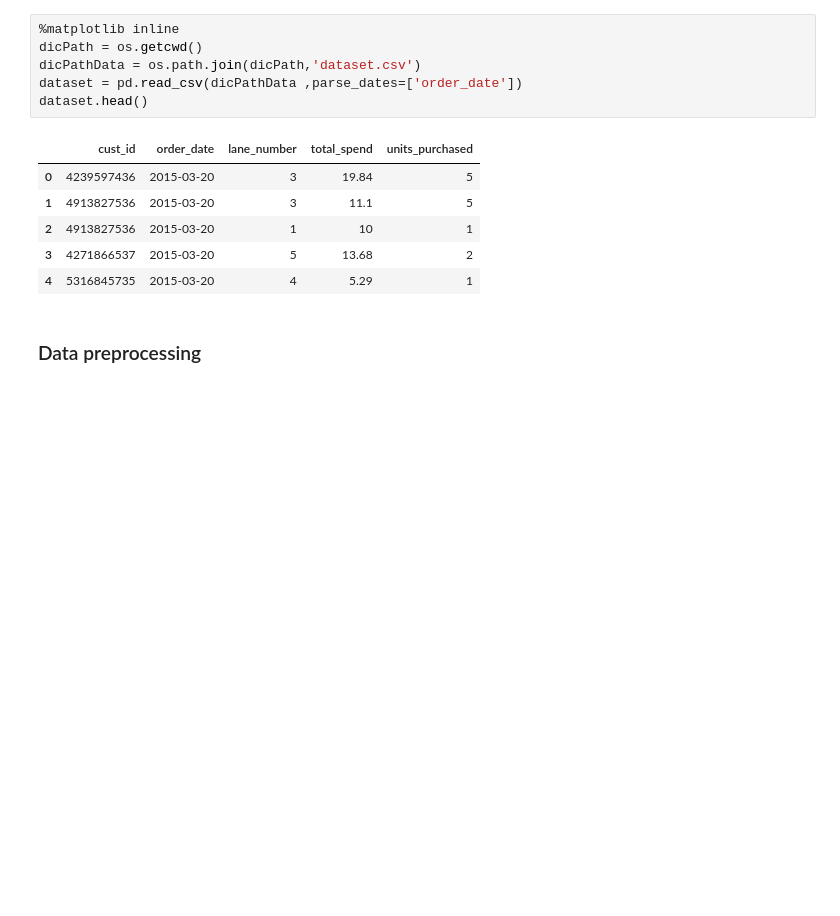
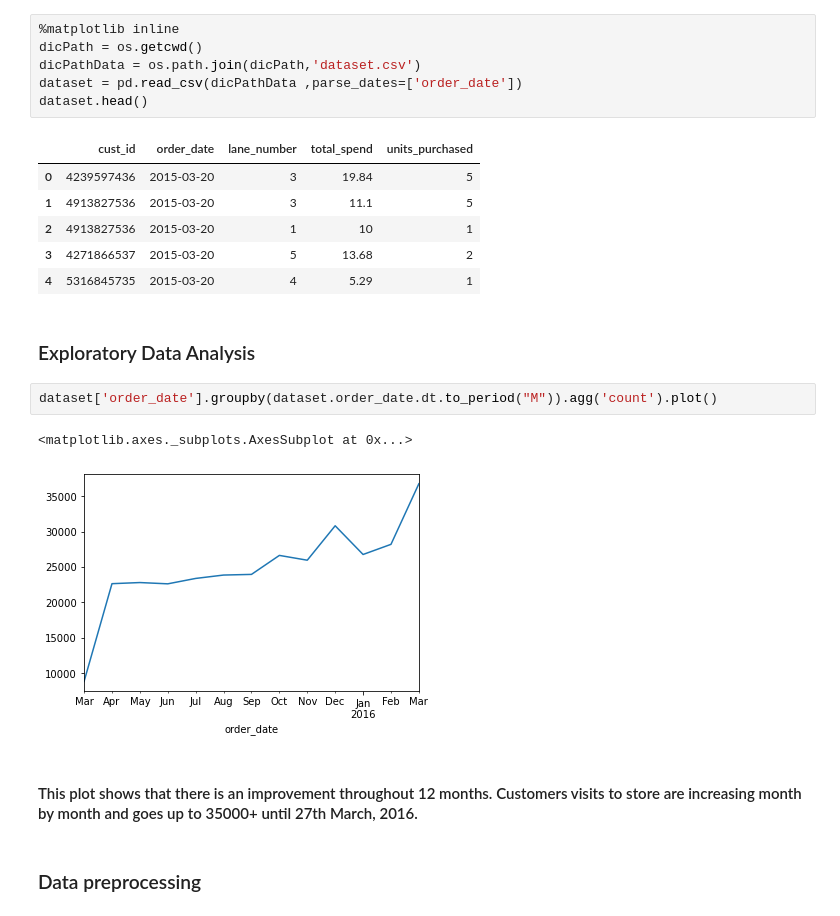
Before and after one commit to srivathsacs/Predictive-Analysis-on-Customer-Shopping-behaviour, a Jupyter notebook: Predictive Analysis on Customer Shopping Behaviour.ipynb, the cells around one changed output. Saved outputs shown, nothing was run; the diff lists cells and outputs as text; blank space fills up the shorter version.

```diff
--- a/Predictive Analysis on Customer Shopping Behaviour.ipynb
+++ b/Predictive Analysis on Customer Shopping Behaviour.ipynb
@@ -28,6 +28,15 @@ dataset.head()
 | 2 | 4913827536 | 2015-03-20 | 1 | 10 | 1 |
 | 3 | 4271866537 | 2015-03-20 | 5 | 13.68 | 2 |
 | 4 | 5316845735 | 2015-03-20 | 4 | 5.29 | 1 |
+# %% [markdown]
+### Exploratory Data Analysis
+# %%
+dataset['order_date'].groupby(dataset.order_date.dt.to_period("M")).agg('count').plot()
+# %% [output]
+<matplotlib.axes._subplots.AxesSubplot at 0x...>
+[figure, added]
+# %% [markdown]
+#### This plot shows that there is an improvement throughout 12 months. Customers visits to store are increasing month by month and goes up to 35000+ until 27th March, 2016.
 # %% [markdown]
 ### Data preprocessing
 # %% [markdown]
```
Also changed, not shown: parts of 1 cell of this notebook.
